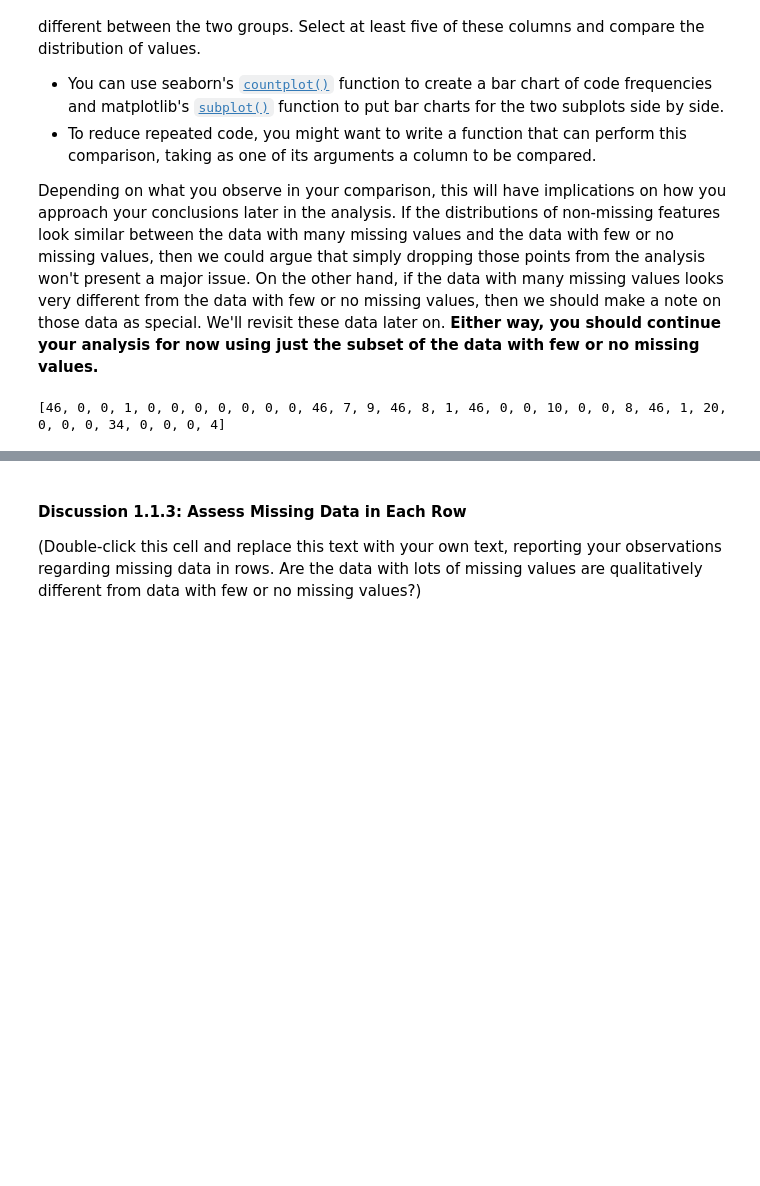
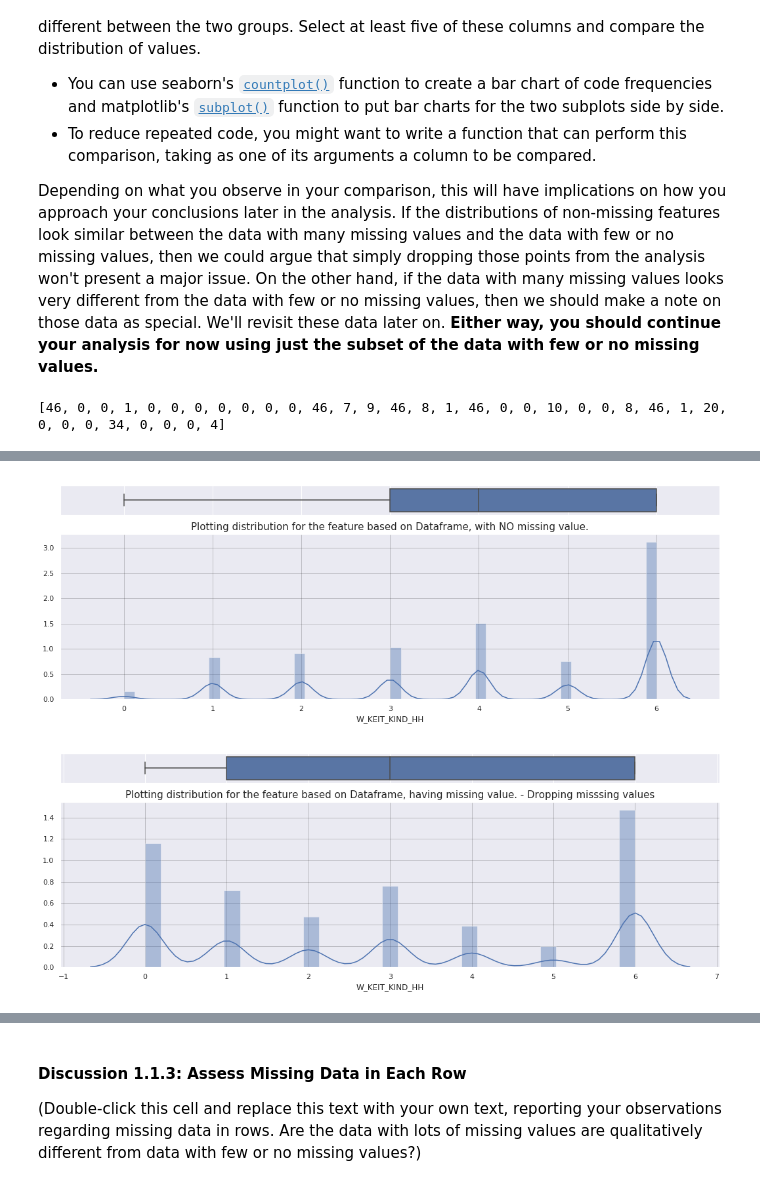
Before and after one commit to MR901/DS_IdentifyCustomerSegments, a Jupyter notebook: Identify_Customer_Segments.ipynb, the cells around one changed output, grey strips where cells are left out. Cells and saved outputs as stored; diff of their text form; code cells hidden in the pictures; blank space fills up the shorter version.

```diff
--- a/Identify_Customer_Segments.ipynb
+++ b/Identify_Customer_Segments.ipynb
@@ -470,0 +512,5 @@ Index(['ALTERSKATEGORIE_GROB', 'ANREDE_KZ', 'CJT_GESAMTTYP',
+# %%
+DistPlotFeat('W_KEIT_KIND_HH')
+# %% [output]
+[figure, added]
+[figure, added]
```
Also changed, not shown: parts of 17 cells of this notebook.
